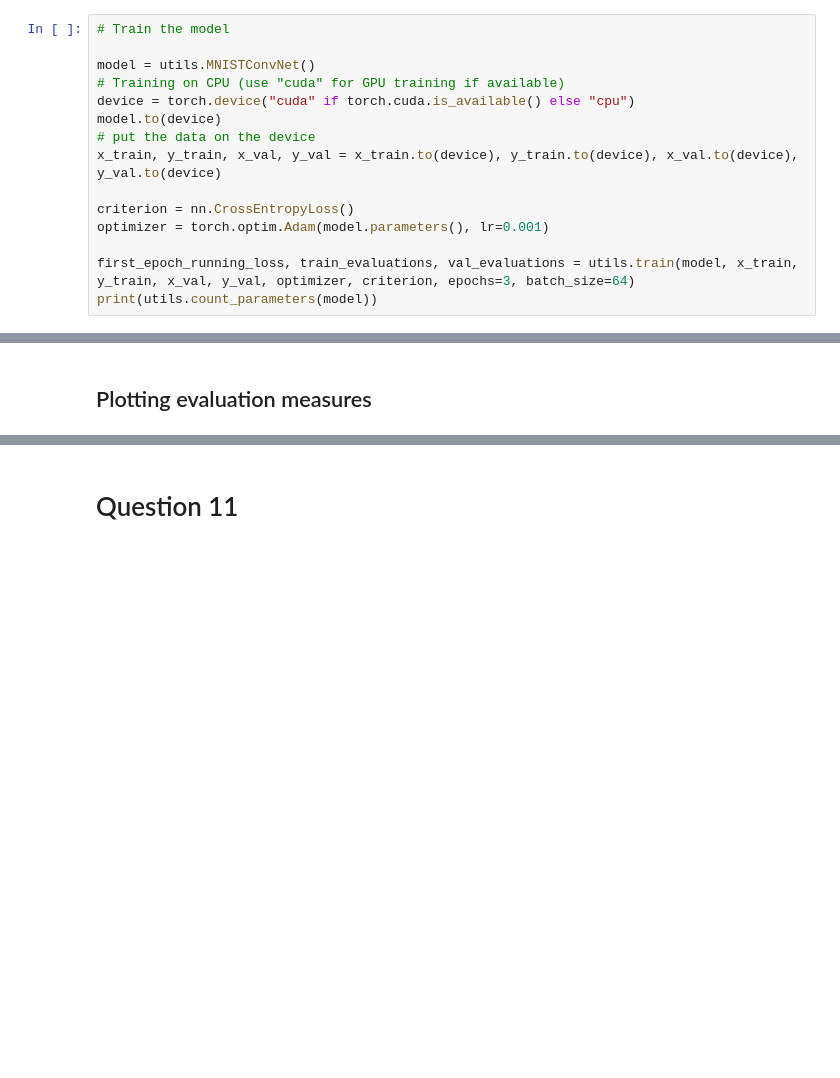
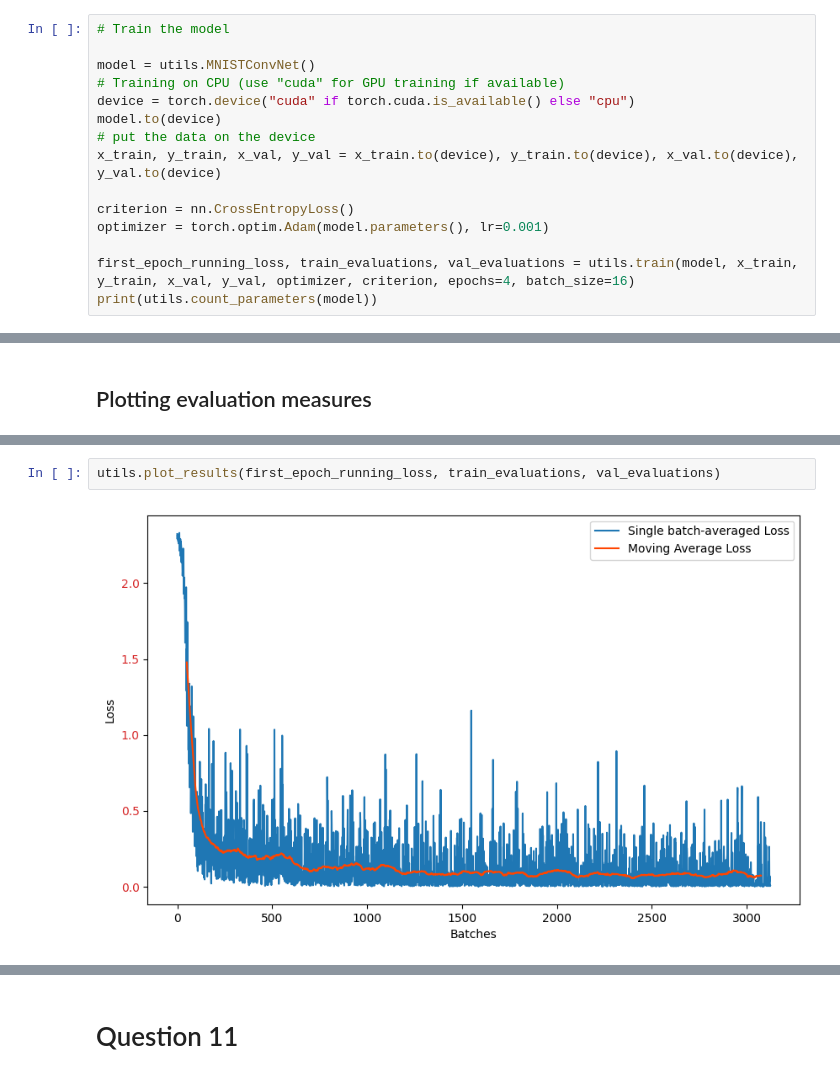
Before and after one commit to michelexyz/DL-group-assignments, a Jupyter notebook: part2.ipynb, the cells around one changed output, grey strips where cells are left out. Cells and saved outputs as stored; diff of their text form; blank space fills up the shorter version.

Commit message:
fixed q7 and generated images

```diff
--- a/part2.ipynb
+++ b/part2.ipynb
@@ -38,6 +42,6 @@ x_train, y_train, x_val, y_val = x_train.to(device), y_train.to(device), x_val.t
 criterion = nn.CrossEntropyLoss()
 optimizer = torch.optim.Adam(model.parameters(), lr=0.001)
 
-first_epoch_running_loss, train_evaluations, val_evaluations = utils.train(model, x_train, y_train, x_val, y_val, optimizer, criterion, epochs=3, batch_size=64)
+first_epoch_running_loss, train_evaluations, val_evaluations = utils.train(model, x_train, y_train, x_val, y_val, optimizer, criterion, epochs=4, batch_size=16)
 print(utils.count_parameters(model))
 # %% [output]
@@ -94,0 +55,4 @@ plt.show()
+# %%
+utils.plot_results(first_epoch_running_loss, train_evaluations, val_evaluations)
+# %% [output]
+[figure, added]
```
Also changed, not shown: parts of 4 cells of this notebook, 4 other files.
